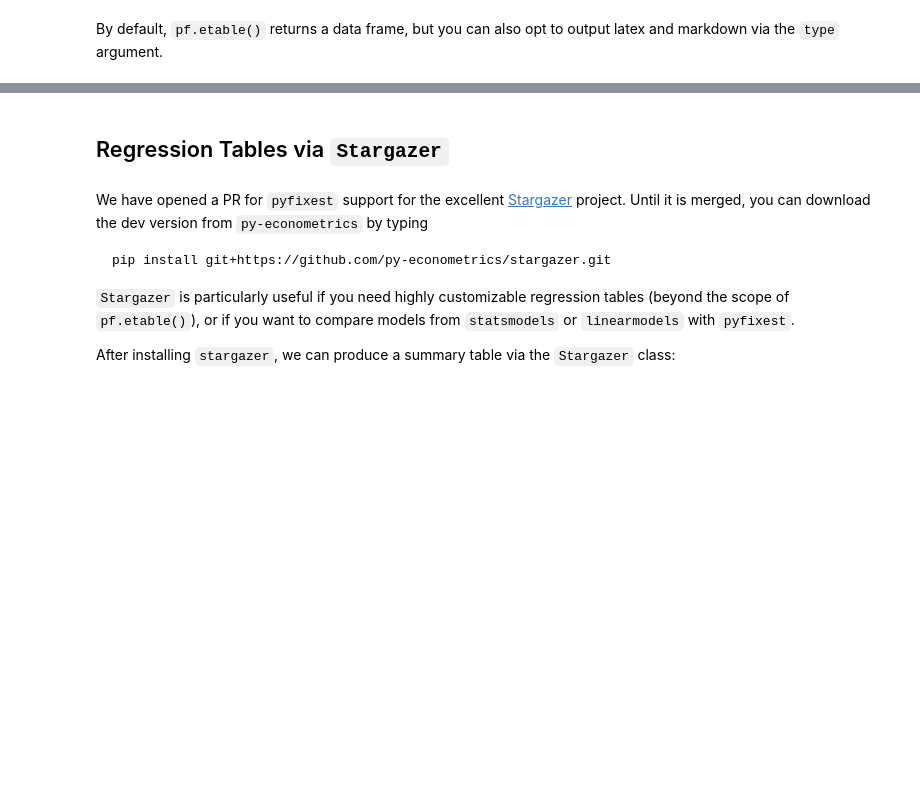
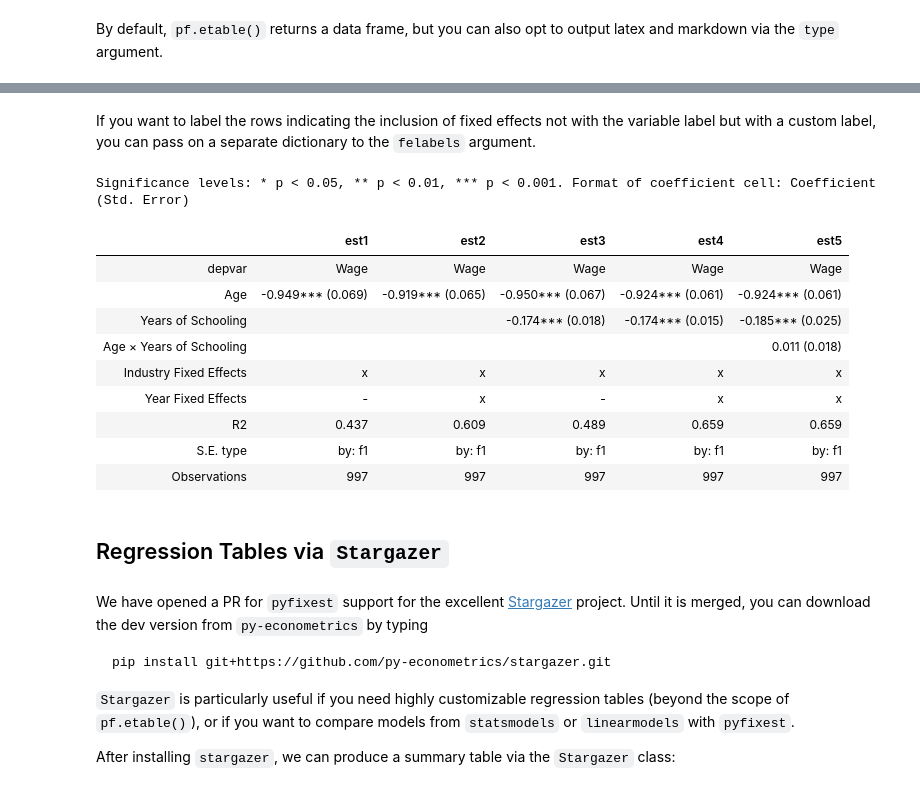
Before and after one commit to py-econometrics/pyfixest, a Jupyter notebook: docs/stargazer.ipynb, the cells around one changed output, grey strips where cells are left out. Cells and saved outputs as stored; diff of their text form; code cells hidden in the pictures; blank space fills up the shorter version.

```diff
--- a/docs/stargazer.ipynb
+++ b/docs/stargazer.ipynb
@@ -145,3 +169,20 @@ Coefficient (Std. Error)
+# %% [markdown]
+If you want to label the rows indicating the inclusion of fixed effects not with the variable label but with a custom label, you can pass on a separate dictionary to the `felabels` argument.
+# %%
+
+pf.etable([fit1, fit2, fit3, fit4, fit5], labels=labels, felabels={"f1": "Industry Fixed Effects", "f2": "Year Fixed Effects"})
+# %% [output]
+Significance levels: * p < 0.05, ** p < 0.01, *** p < 0.001. Format of coefficient cell: Coefficient (Std. Error)
+|  | est1 | est2 | est3 | est4 | est5 |
+| depvar | Wage | Wage | Wage | Wage | Wage |
+| Age | -0.949*** (0.069) | -0.919*** (0.065) | -0.950*** (0.067) | -0.924*** (0.061) | -0.924*** (0.061) |
+| Years of Schooling |  |  | -0.174*** (0.018) | -0.174*** (0.015) | -0.185*** (0.025) |
+| Age × Years of Schooling |  |  |  |  | 0.011 (0.018) |
+| Industry Fixed Effects | x | x | x | x | x |
+| Year Fixed Effects | - | x | - | x | x |
+| R2 | 0.437 | 0.609 | 0.489 | 0.659 | 0.659 |
+| S.E. type | by: f1 | by: f1 | by: f1 | by: f1 | by: f1 |
+| Observations | 997 | 997 | 997 | 997 | 997 |
 # %% [markdown]
 ## Regression Tables via `Stargazer`
 # %% [markdown]
```
Also changed, not shown: parts of 11 cells of this notebook.
